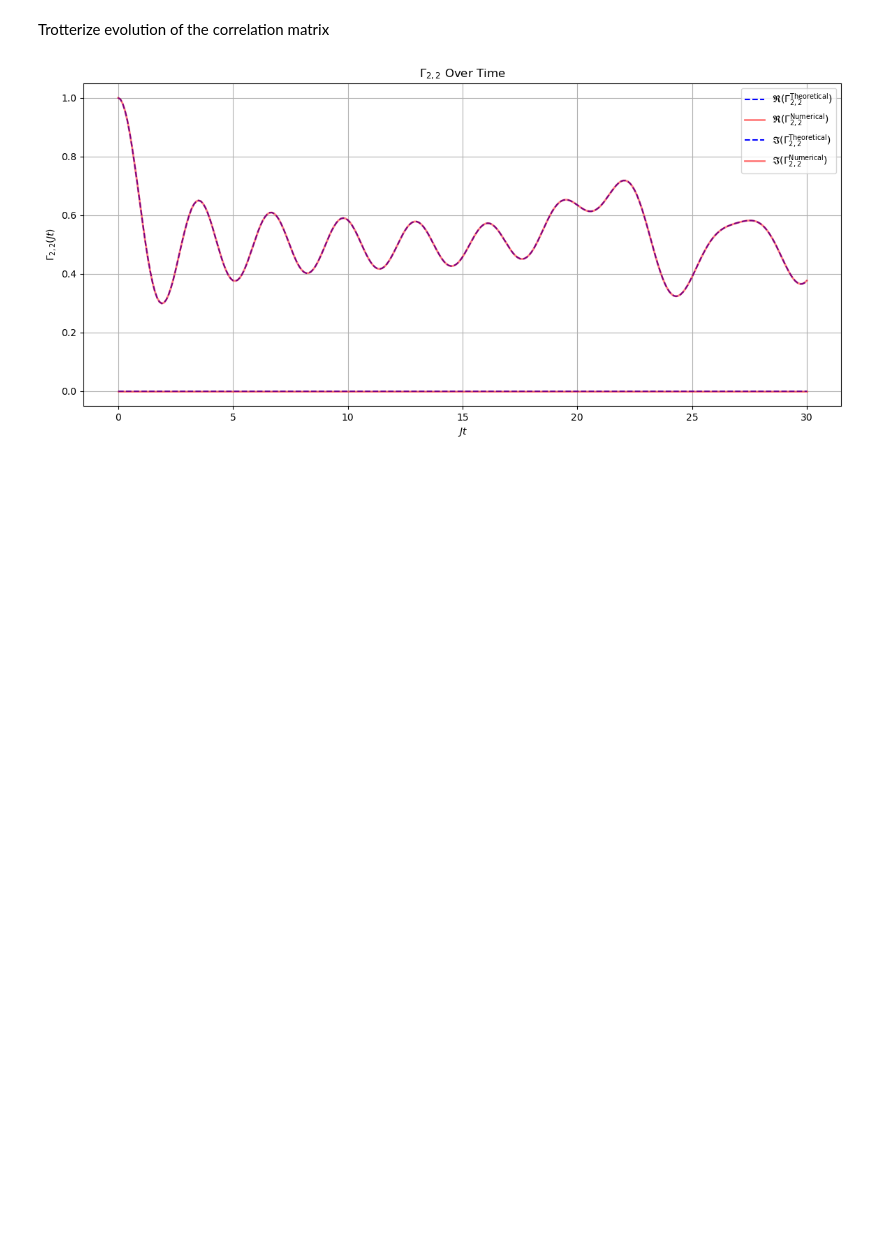
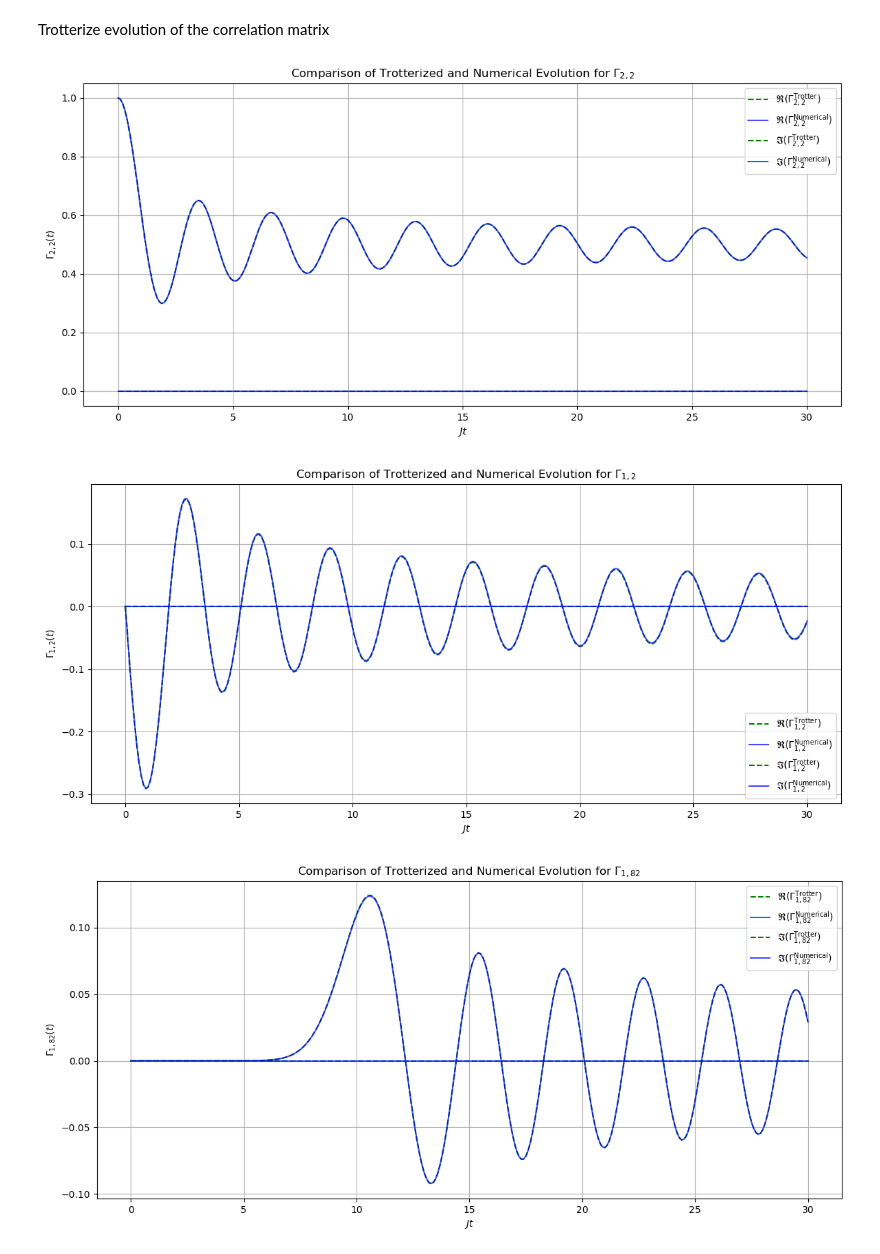
Before and after one commit to FedericoTonetto/Ising_chain_1D, a Jupyter notebook: hopping_model_time_evolution_covariance_matrix.ipynb, the cells around one changed output. Saved outputs shown, nothing was run; the diff lists cells and outputs as text; code cells hidden in the pictures; blank space fills up the shorter version.

```diff
--- a/hopping_model_time_evolution_covariance_matrix.ipynb
+++ b/hopping_model_time_evolution_covariance_matrix.ipynb
@@ -662,7 +662,7 @@ def evolve_correlation_matrix_trotter(N, J, t_init, t_final, t_step, tau, gamma_
 
     return np.array(gamma_t_series), t_values
 # %%
-N=40
+N=100
 J=1
 h=0
 t_init = 0
@@ -676,7 +676,47 @@ gamma_t_trotter, t_values = evolve_correlation_matrix_trotter(N, J, t_init, t_fi
 # %%
 xx_ising_chain_no_magnetic_field_comparison = QuantumIsingChain1D(N=N, J=J, h=h, H=H)
 gamma_t_numerical , Jt_values = xx_ising_chain_no_magnetic_field_comparison.compute_time_evolution_covariance_matrix(t_init,t_final,t_step,initial_gamma)
-# %%
-plot_comparison_covariance_matrix_ij(gamma_t_trotter, gamma_t_numerical, Jt_values, 2,2)
-# %% [output]
-[figure, removed]
+# %%
+def plot_comparison_trotter_numerical(gamma_t_trotter, gamma_t_numerical, t_values, row, col):
+    """
+    Plot the real and imaginary parts of the Trotterized and Numerical covariance matrix elements.
+
+    Args:
+        gamma_t_trotter (list): Trotterized time-evolved covariance matrix.
+        gamma_t_numerical (list): Numerical time-evolved covariance matrix.
+        t_values (numpy.ndarray): Array of time points.
+        row (int): Row index of the covariance matrix element.
+        col (int): Column index of the covariance matrix element.
+    """
+    gamma_real_trotter = [gamma_t[row-1, col-1].real for gamma_t in gamma_t_trotter]
+    gamma_real_numerical = [gamma_t[row-1, col-1].real for gamma_t in gamma_t_numerical]
+    gamma_imag_trotter = [gamma_t[row-1, col-1].imag for gamma_t in gamma_t_trotter]
+    gamma_imag_numerical = [gamma_t[row-1, col-1].imag for gamma_t in gamma_t_numerical]
+
+    plt.figure(figsize=(14, 6))
+    plt.plot(t_values, gamma_real_trotter, label=r"$\mathfrak{R}(\Gamma^{\mathrm{Trotter}}_{%d,%d})$" % (row, col), linestyle="--", color="green")
+    plt.plot(t_values, gamma_real_numerical, label=r"$\mathfrak{R}(\Gamma^{\mathrm{Numerical}}_{%d,%d})$" % (row, col), color="blue", alpha=0.7)
+    plt.plot(t_values, gamma_imag_trotter, label=r"$\mathfrak{I}(\Gamma^{\mathrm{Trotter}}_{%d,%d})$" % (row, col), linestyle="--", color="green")
+    plt.plot(t_values, gamma_imag_numerical, label=r"$\mathfrak{I}(\Gamma^{\mathrm{Numerical}}_{%d,%d})$" % (row, col), color="blue", alpha=0.7)
+    plt.title(r"Comparison of Trotterized and Numerical Evolution for $\Gamma_{%d,%d}$" % (row, col))
+    plt.xlabel("$Jt$")
+    plt.ylabel(r"$\Gamma_{%d,%d}(t)$" % (row, col))
+    plt.legend()
+    plt.grid(True)
+    plt.show()
+
+# %% [markdown]
+# Plot comparisons for specific indices
+
+# %% Plot for (2, 2)
+plot_comparison_trotter_numerical(gamma_t_trotter, gamma_t_numerical, t_values, 2, 2)
+
+# %% Plot for (1, 2)
+plot_comparison_trotter_numerical(gamma_t_trotter, gamma_t_numerical, t_values, 1, 2)
+
+# %% Plot for (1, 82)
+plot_comparison_trotter_numerical(gamma_t_trotter, gamma_t_numerical, t_values, 1, 82)
+# %% [output]
+[figure, added]
+[figure, added]
+[figure, added]
```
Also changed, not shown: parts of 6 cells of this notebook, 1 other file.
